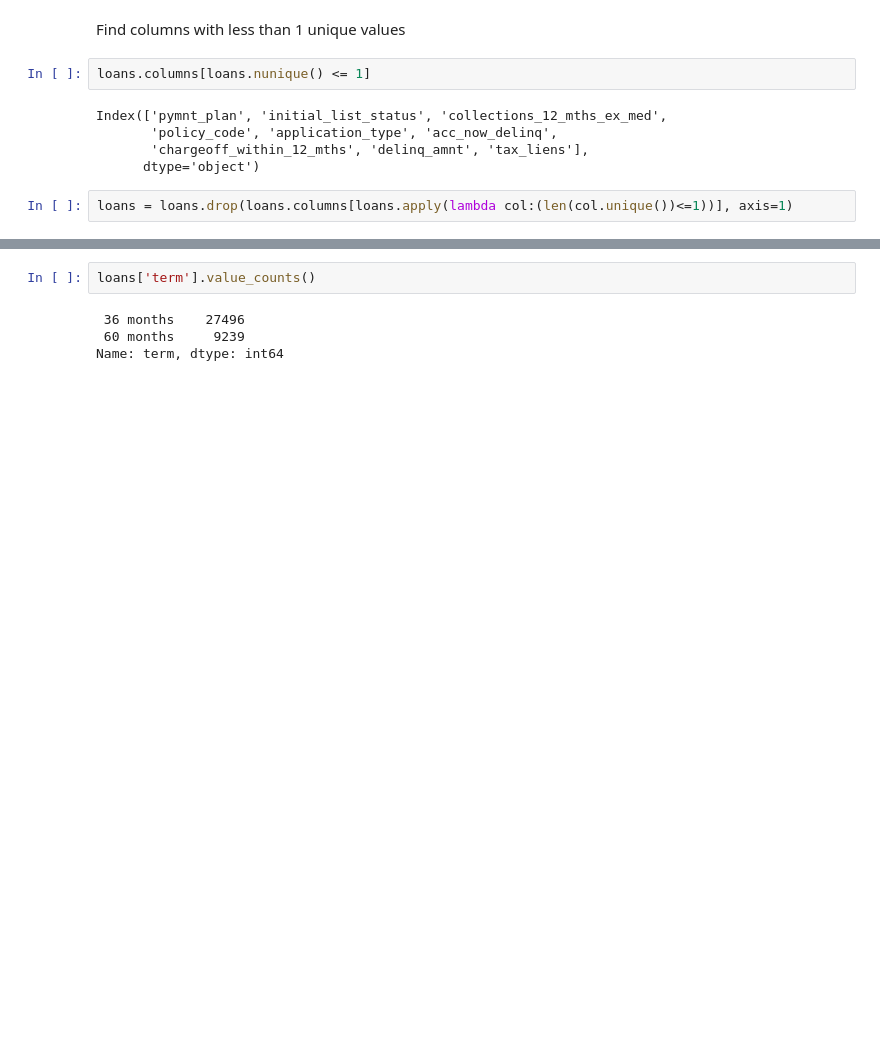
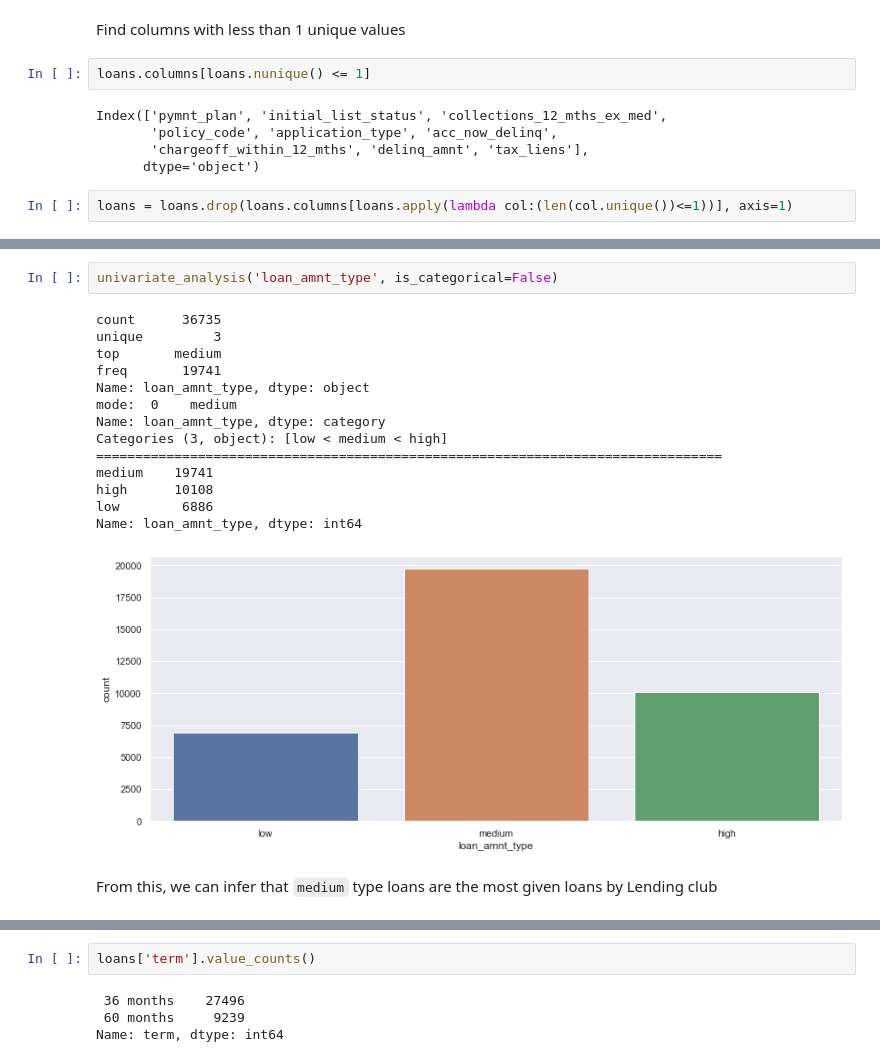
Before and after one commit to ashwanikumar04/loan-defaulter-case-study, a Jupyter notebook: ashwani_kumar.ipynb, the cells around one changed output, grey strips where cells are left out. Saved outputs shown, nothing was run; the diff lists cells and outputs as text; blank space fills up the shorter version.

```diff
--- a/ashwani_kumar.ipynb
+++ b/ashwani_kumar.ipynb
@@ -340,0 +508,19 @@ loans = loans.drop(['out_prncp', 'out_prncp_inv'], axis=1)
+# %%
+univariate_analysis('loan_amnt_type', is_categorical=False)
+# %% [output]
+count      36735
+unique         3
+top       medium
+freq       19741
+Name: loan_amnt_type, dtype: object
+mode:  0    medium
+Name: loan_amnt_type, dtype: category
+Categories (3, object): [low < medium < high]
+================================================================================
+medium    19741
+high      10108
+low        6886
+Name: loan_amnt_type, dtype: int64
+[figure, added]
+# %% [markdown]
+From this, we can infer that `medium` type loans are the most given loans by Lending club
```
Also changed, not shown: parts of 83 cells of this notebook.
